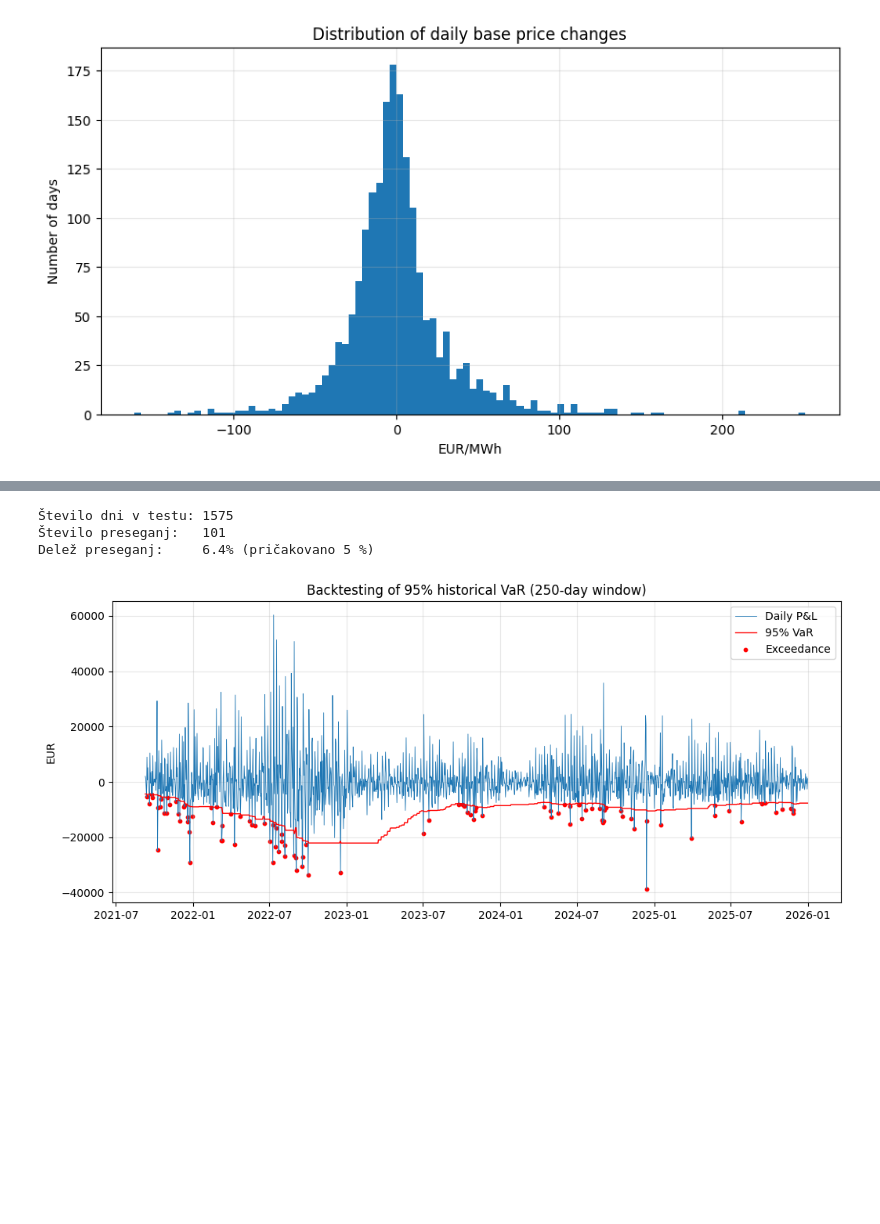
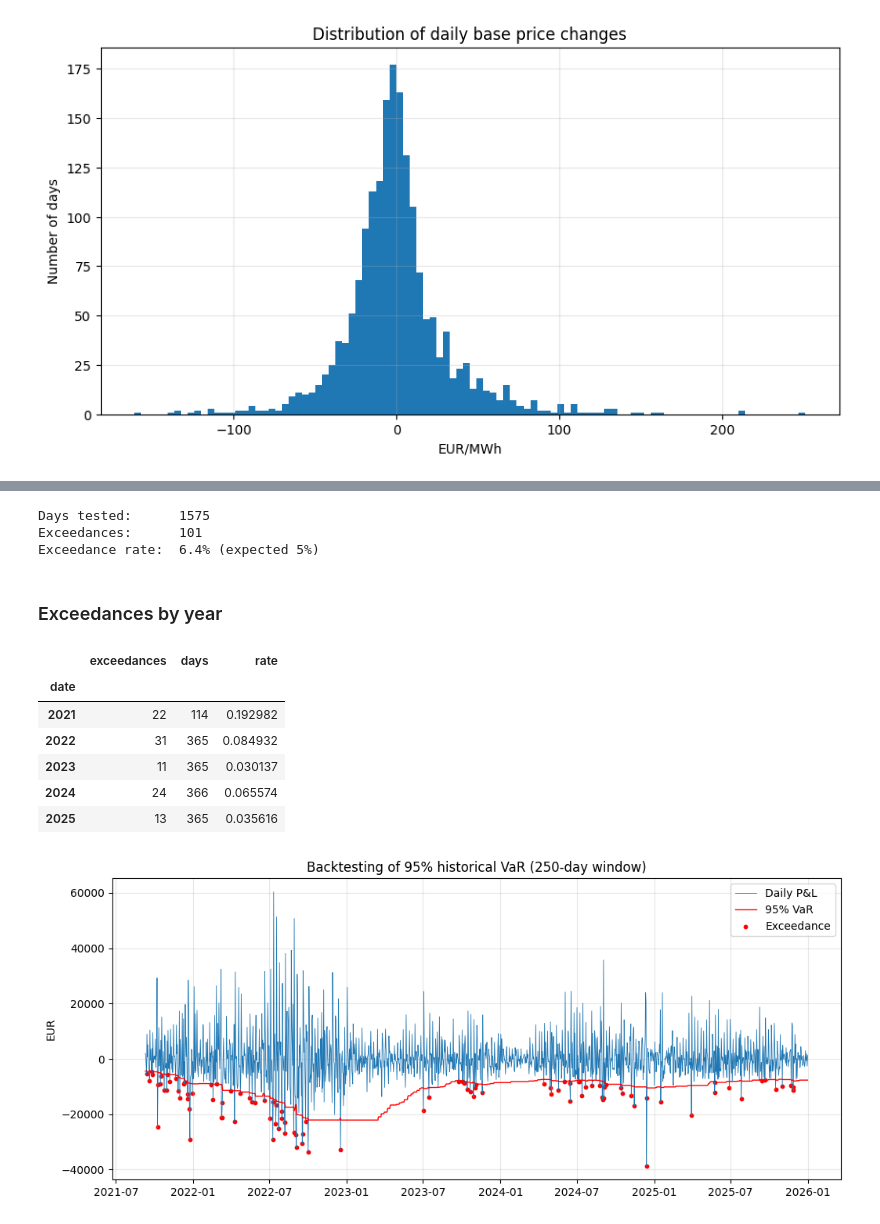
Before and after one commit to velezverespeter/energy-trading-risk, a Jupyter notebook: notebooks/02_market_risk.ipynb, the cells around one changed output, grey strips where cells are left out. Saved outputs shown, nothing was run; the diff lists cells and outputs as text; code cells hidden in the pictures; blank space fills up the shorter version.

```diff
--- a/notebooks/02_market_risk.ipynb
+++ b/notebooks/02_market_risk.ipynb
@@ -59,3 +76,0 @@ daily.tail(3)
-# %%
-daily = daily[daily.index < "2026-01-01"]
-daily.tail(3)
@@ -68,11 +83,11 @@ daily.tail(3)
 # %%
-pozicija_mwh = 10 * 24
+position_mwh = 10 * 24
 
-daily["pnl"] = pozicija_mwh * daily["change"]
+daily["pnl"] = position_mwh * daily["change"]
 
 var_95 = -daily["pnl"].quantile(0.05)
 var_99 = -daily["pnl"].quantile(0.01)
 
-print(f"Dnevni VaR 95 %: {var_95:,.0f} EUR")
-print(f"Dnevni VaR 99 %: {var_99:,.0f} EUR")
+print(f"Daily VaR 95%: {var_95:,.0f} EUR")
+print(f"Daily VaR 99%: {var_99:,.0f} EUR")
 # %% [output]
@@ -107,20 +131,34 @@ Zgodovinski VaR 99 %: 21,322 EUR
 # %%
-okno = 250  # približno eno leto trgovalnih dni
+window = 250  # roughly one year of observations
 
-daily["var_95"] = -daily["pnl"].rolling(okno).quantile(0.05).shift(1)
-daily["preseganje"] = daily["pnl"] < -daily["var_95"]
+daily["var_95"] = -daily["pnl"].rolling(window).quantile(0.05).shift(1)
+daily["exceedance"] = daily["pnl"] < -daily["var_95"]
 
 test = daily.dropna(subset=["var_95"])
-st_preseganj = test["preseganje"].sum()
-st_dni = len(test)
+n_exceed = test["exceedance"].sum()
+n_days = len(test)
 
-print(f"Število dni v testu: {st_dni}")
-print(f"Število preseganj:   {st_preseganj}")
-print(f"Delež preseganj:     {st_preseganj / st_dni:.1%} (pričakovano 5 %)")
+print(f"Days tested:      {n_days}")
+print(f"Exceedances:      {n_exceed}")
+print(f"Exceedance rate:  {n_exceed / n_days:.1%} (expected 5%)")
 # %% [output]
-Število dni v testu: 1575
-Število preseganj:   101
-Delež preseganj:     6.4% (pričakovano 5 %)
+Days tested:      1575
+Exceedances:      101
+Exceedance rate:  6.4% (expected 5%)
+# %% [markdown]
+### Exceedances by year
+# %%
+by_year = test.groupby(test.index.year)["exceedance"].agg(["sum", "count", "mean"])
+by_year.columns = ["exceedances", "days", "rate"]
+by_year
+# %% [output]
+|  | exceedances | days | rate |
+| date |  |  |  |
+| 2021 | 22 | 114 | 0.192982 |
+| 2022 | 31 | 365 | 0.084932 |
+| 2023 | 11 | 365 | 0.030137 |
+| 2024 | 24 | 366 | 0.065574 |
+| 2025 | 13 | 365 | 0.035616 |
 # %%
 plt.figure(figsize=(12, 5))
 plt.plot(test.index, test["pnl"], linewidth=0.6, label="Daily P&L")
```
Also changed, not shown: parts of 21 cells of this notebook.
